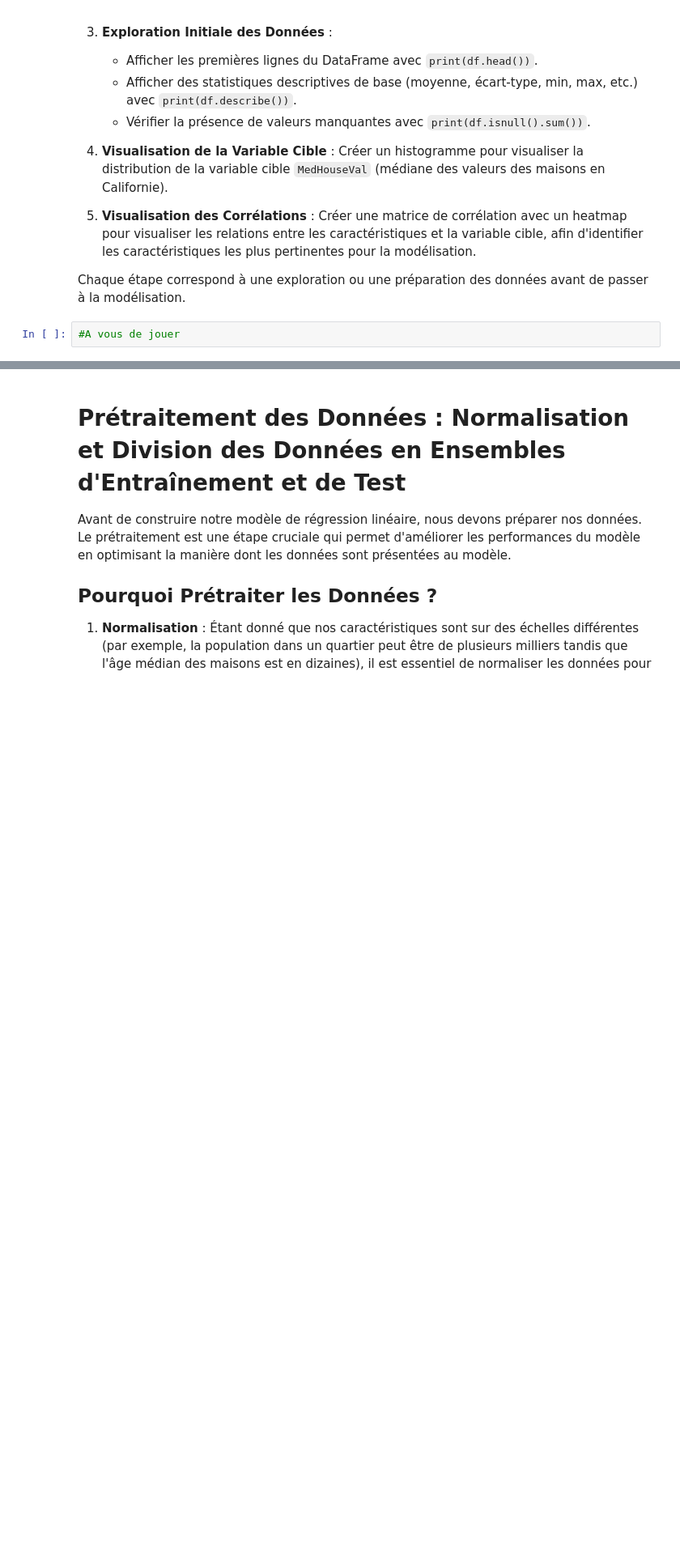
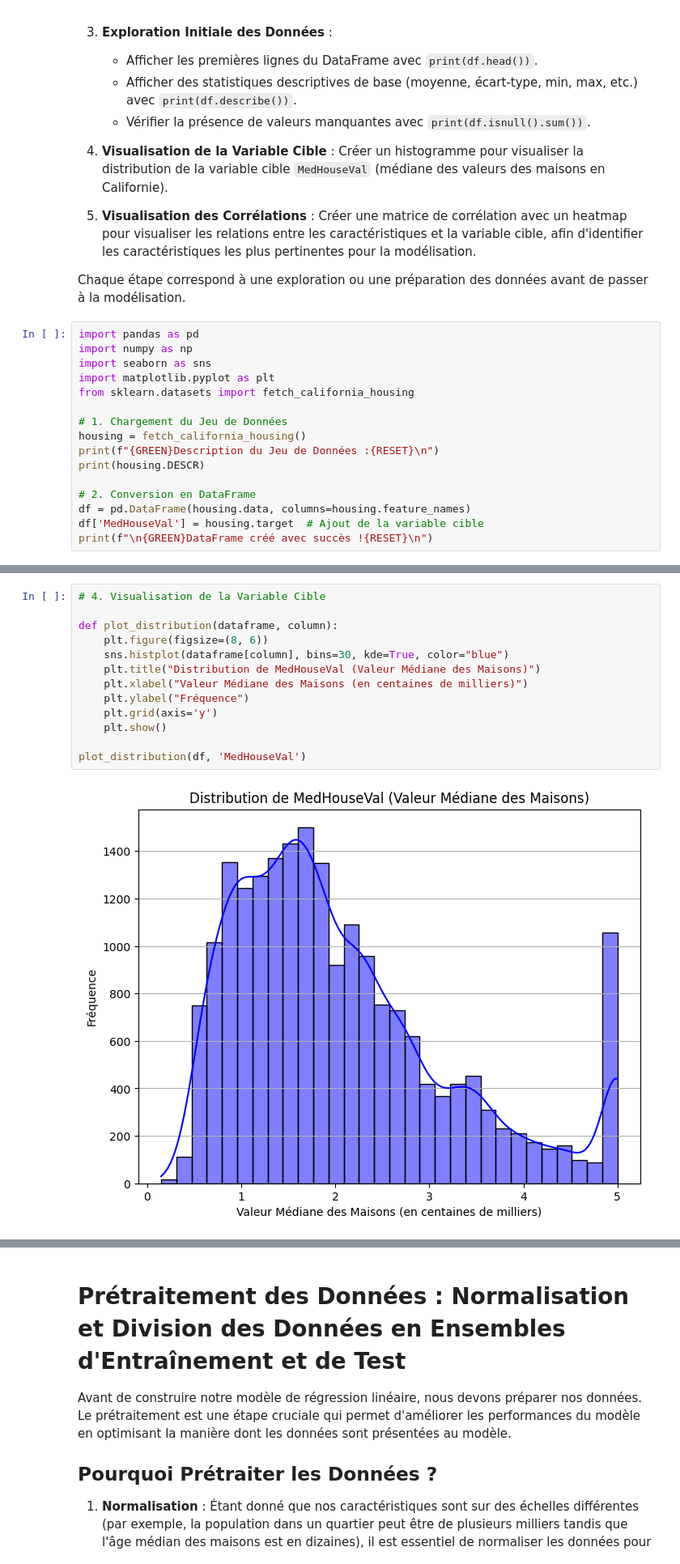
Before and after one commit to TonyVallad/Simplon, a Jupyter notebook: Notebooks/TensorFlow/A_04_02_Reg_Lin_TF.ipynb, the cells around one changed output, grey strips where cells are left out. Shown at 81% size. Saved outputs shown, nothing was run; the diff lists cells and outputs as text; blank space fills up the shorter version.

```diff
--- a/Notebooks/TensorFlow/A_04_02_Reg_Lin_TF.ipynb
+++ b/Notebooks/TensorFlow/A_04_02_Reg_Lin_TF.ipynb
@@ -212,4 +212,18 @@ Maintenant que l'environnement est configuré, nous allons charger et explorer u
 
 Chaque étape correspond à une exploration ou une préparation des données avant de passer à la modélisation.
 # %%
-#A vous de jouer
+import pandas as pd
+import numpy as np
+import seaborn as sns
+import matplotlib.pyplot as plt
+from sklearn.datasets import fetch_california_housing
+
+# 1. Chargement du Jeu de Données
+housing = fetch_california_housing()
+print(f"{GREEN}Description du Jeu de Données :{RESET}\n")
+print(housing.DESCR)
+
+# 2. Conversion en DataFrame
+df = pd.DataFrame(housing.data, columns=housing.feature_names)
+df['MedHouseVal'] = housing.target  # Ajout de la variable cible
+print(f"\n{GREEN}DataFrame créé avec succès !{RESET}\n")
@@ -215,0 +280,15 @@ Chaque étape correspond à une exploration ou une préparation des données ava
+# %%
+# 4. Visualisation de la Variable Cible
+
+def plot_distribution(dataframe, column):
+    plt.figure(figsize=(8, 6))
+    sns.histplot(dataframe[column], bins=30, kde=True, color="blue")
+    plt.title("Distribution de MedHouseVal (Valeur Médiane des Maisons)")
+    plt.xlabel("Valeur Médiane des Maisons (en centaines de milliers)")
+    plt.ylabel("Fréquence")
+    plt.grid(axis='y')
+    plt.show()
+
+plot_distribution(df, 'MedHouseVal')
+# %% [output]
+[figure, added]
```
Also changed, not shown: parts of 9 cells of this notebook.
